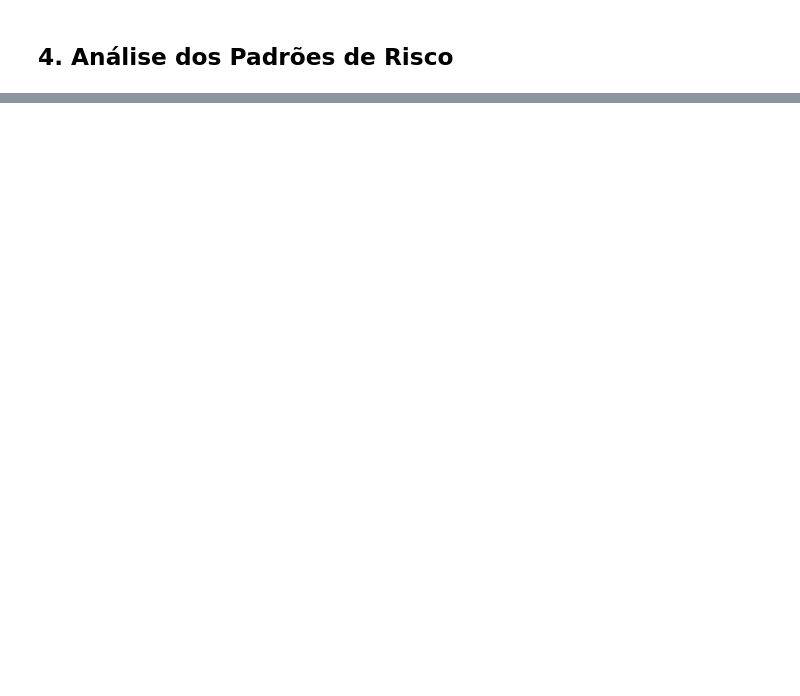
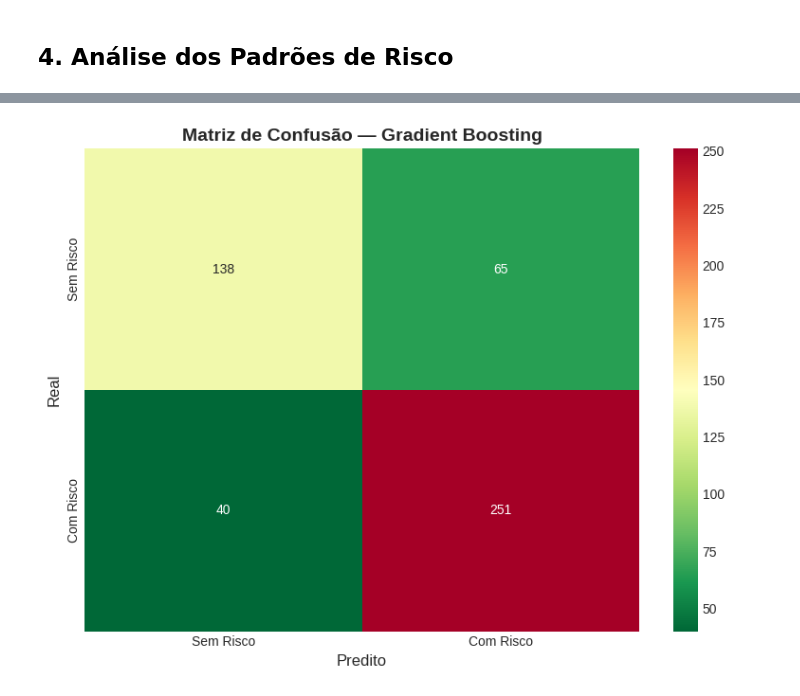
Before and after one commit to LeandroCrespo/datathon-passos-magicos, a Jupyter notebook: notebooks/03_Modelo_Preditivo.ipynb, the cells around one changed output, grey strips where cells are left out. Cells and saved outputs as stored; diff of their text form; code cells hidden in the pictures; blank space fills up the shorter version.

```diff
--- a/notebooks/03_Modelo_Preditivo.ipynb
+++ b/notebooks/03_Modelo_Preditivo.ipynb
@@ -594,0 +240,20 @@ O modelo foi escolhido com base em:
+# %%
+# Separar features e target
+X = df_model[features_final].values
+y = df_model['CLASSE_RISCO'].values
+
+# Split estratificado por ano + classe
+df_model['STRAT'] = df_model['ANO_PEDE'].astype(str) + '_' + df_model['CLASSE_RISCO'].astype(str)
+X_train, X_test, y_train, y_test = train_test_split(
+    X, y, test_size=0.2, random_state=42, stratify=df_model['STRAT'].values
+)
+
+print(f'Shape X: {X.shape}')
+print(f'Treino: {len(X_train)} ({len(X_train)/len(X)*100:.0f}%)')
+print(f'Teste:  {len(X_test)} ({len(X_test)/len(X)*100:.0f}%)')
+
+# Normalizar
+scaler = StandardScaler()
+X_train_scaled = scaler.fit_transform(X_train)
+X_test_scaled = scaler.transform(X_test)
+print('\n✅ Dados preparados e normalizados')
@@ -594,0 +357,13 @@ O modelo foi escolhido com base em:
+# %%
+# Modelo escolhido
+gb = modelos['Gradient Boosting']
+y_pred_final = gb.predict(X_test_scaled)
+y_proba_final = gb.predict_proba(X_test_scaled)[:, 1]
+
+print('='*70)
+print('MODELO ESCOLHIDO: GRADIENT BOOSTING')
+print('='*70)
+print(f'\nAcurácia: {accuracy_score(y_test, y_pred_final)*100:.1f}%')
+print(f'AUC-ROC:  {roc_auc_score(y_test, y_proba_final)*100:.1f}%')
+print(f'F1-Score: {f1_score(y_test, y_pred_final)*100:.1f}%')
+print(f'\n{classification_report(y_test, y_pred_final, target_names=["Sem Risco", "Com Risco"])}')
@@ -594,0 +387,14 @@ O modelo foi escolhido com base em:
+# %%
+# Matriz de Confusão
+fig, ax = plt.subplots(figsize=(8, 6))
+cm = confusion_matrix(y_test, y_pred_final)
+sns.heatmap(cm, annot=True, fmt='d', cmap='RdYlGn_r',
+            xticklabels=['Sem Risco', 'Com Risco'],
+            yticklabels=['Sem Risco', 'Com Risco'], ax=ax)
+ax.set_xlabel('Predito', fontsize=12)
+ax.set_ylabel('Real', fontsize=12)
+ax.set_title('Matriz de Confusão — Gradient Boosting', fontsize=14, fontweight='bold')
+plt.tight_layout()
+plt.show()
+# %% [output]
+[figure, added]
```
Also changed, not shown: parts of 51 cells of this notebook, 20 other files.
